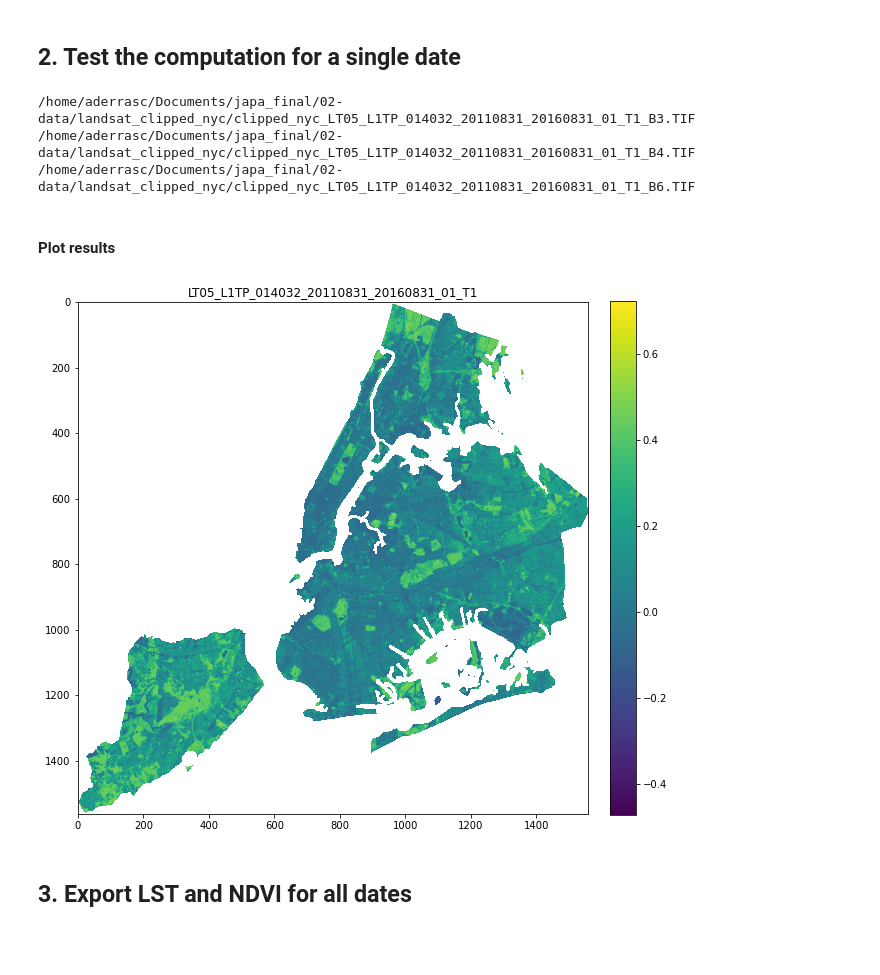
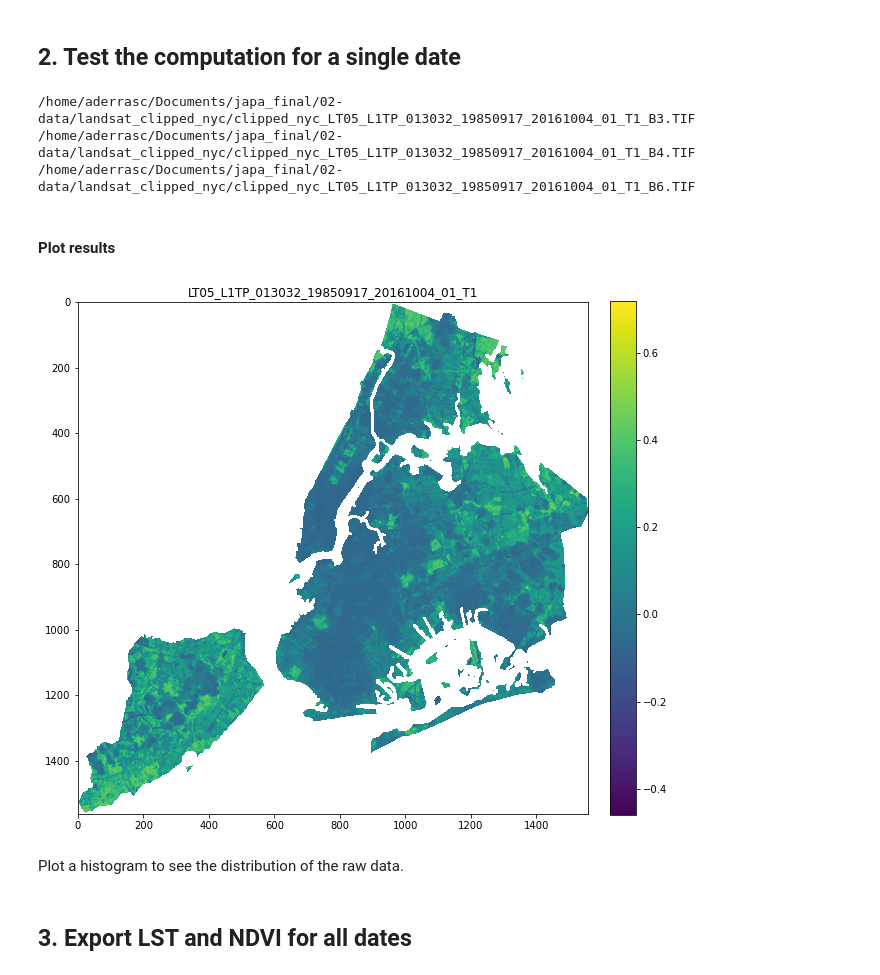
Before and after one commit to aderras/nyc-lst-ndvi, a Jupyter notebook: 00-notebooks/3_compute_lst_ndvi_l5.ipynb, the cells around one changed output. Saved outputs shown, nothing was run; the diff lists cells and outputs as text; code cells hidden in the pictures; blank space fills up the shorter version.

```diff
--- a/00-notebooks/3_compute_lst_ndvi_l5.ipynb
+++ b/00-notebooks/3_compute_lst_ndvi_l5.ipynb
@@ -203,7 +203,7 @@ Number of B6 files =  92
 ## 2. Test the computation for a single date <a id="test"></a>
 # %%
 """Test the program by selecting a single file"""
-select = 90 # OPTIONS: Integer between 0 and (Number of Landsat files) - 1.
+select = 1 # OPTIONS: Integer between 0 and (Number of Landsat files) - 1.
 
 # Open band 6 and its metadata file
 band6_test = open_masked_band(band6_filenames[select], 0.0)
@@ -235,27 +235,29 @@ exportname_ndvi = DIR_NDVI_CLIPPED_NYC + "/ndvi_" + \
 
 # Test export #####################################################
 # NOTE: Running this will overwrite any data already exported
-# lst.rio.to_raster(exportname_lst, driver="GTiff")
-# ndvi.rio.to_raster(exportname_ndvi, driver="GTiff")
+# lst.rio.to_raster(exportname_lst+".tif", driver="GTiff")
+# ndvi.rio.to_raster(exportname_ndvi+".tif", driver="GTiff")
 # %% [output]
-/home/aderrasc/Documents/japa_final/02-data/landsat_clipped_nyc/clipped_nyc_LT05_L1TP_014032_20110831_20160831_01_T1_B3.TIF
-/home/aderrasc/Documents/japa_final/02-data/landsat_clipped_nyc/clipped_nyc_LT05_L1TP_014032_20110831_20160831_01_T1_B4.TIF
-/home/aderrasc/Documents/japa_final/02-data/landsat_clipped_nyc/clipped_nyc_LT05_L1TP_014032_20110831_20160831_01_T1_B6.TIF
+/home/aderrasc/Documents/japa_final/02-data/landsat_clipped_nyc/clipped_nyc_LT05_L1TP_013032_19850917_20161004_01_T1_B3.TIF
+/home/aderrasc/Documents/japa_final/02-data/landsat_clipped_nyc/clipped_nyc_LT05_L1TP_013032_19850917_20161004_01_T1_B4.TIF
+/home/aderrasc/Documents/japa_final/02-data/landsat_clipped_nyc/clipped_nyc_LT05_L1TP_013032_19850917_20161004_01_T1_B6.TIF
 # %% [markdown]
 #### Plot results
 # %%
 # Plot the test band
 object_to_plot = ndvi # OPTIONS: lst, ndvi, bandX_test, toa, bt, vf, emiss
 ##########################################################################
 fig = plt.figure(figsize=(10, 10))
 im = plt.imshow(object_to_plot)#, cmap="RdYlBu")#,vmin=-1,vmax=1)
 plt.colorbar(im, fraction=0.046, pad=0.04)
 plt.title(get_landsat_identifier(band6_filenames[select]))
-plt.savefig(DIR_FIGS + "/lst_"+get_landsat_identifier(\
-                                        band6_filenames[select]) + ".png")
+# plt.savefig(DIR_FIGS + "/lst_"+get_landsat_identifier(\
+                                        # band6_filenames[select]) + ".png")
 plt.show()
 # %% [output]
-[figure, old version]
+[figure, new version]
+# %% [markdown]
+Plot a histogram to see the distribution of the raw data.
 # %% [markdown]
 ## 3. Export LST and NDVI for all dates <a id="export"></a>
 # %%
```
Also changed, not shown: parts of 1 cell of this notebook, 1 other file.
